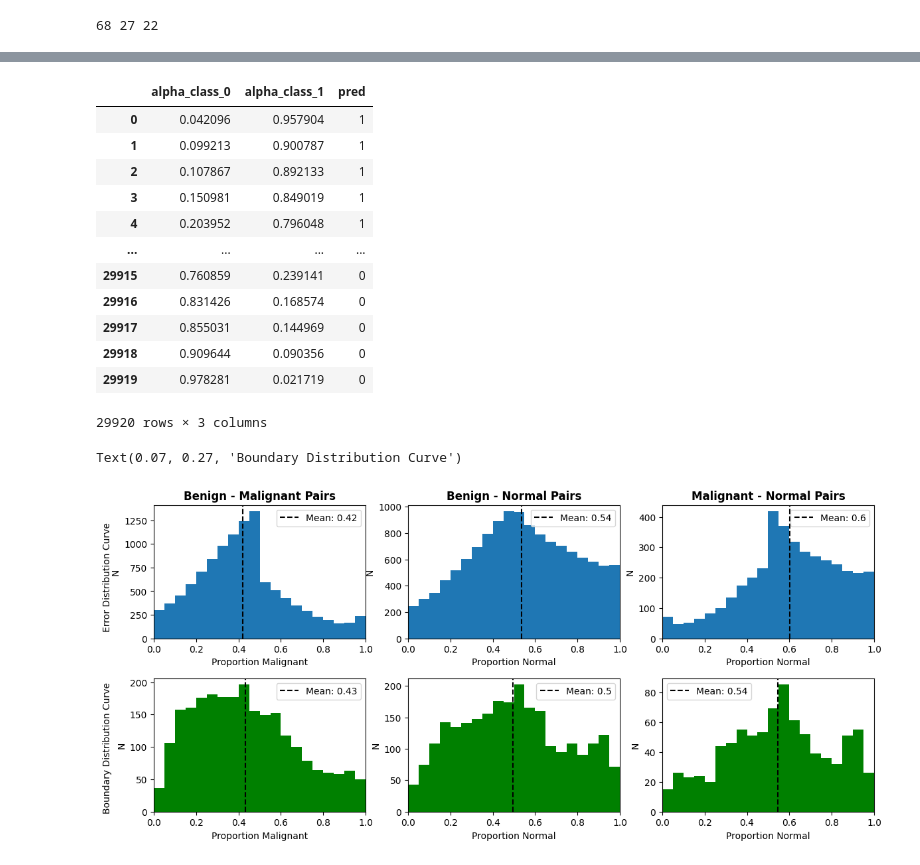
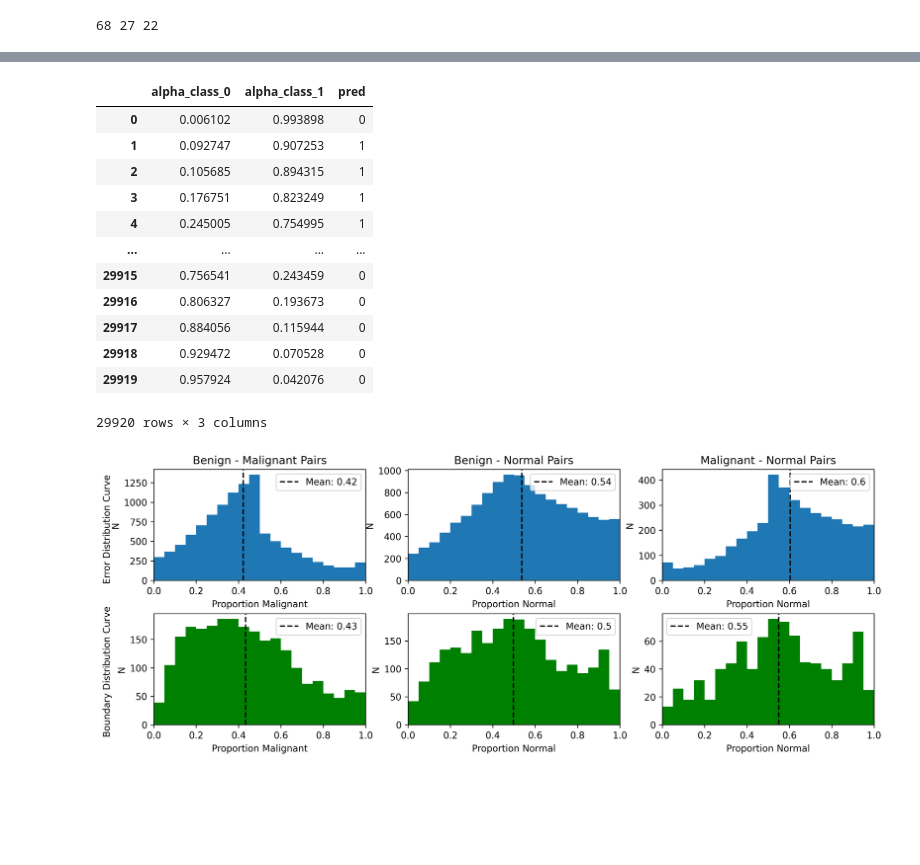
Before and after one commit to willpoulett/MUBA_pipeline, a Jupyter notebook: eval_2.ipynb, the cells around one changed output, grey strips where cells are left out. Drawn from its saved outputs; the diff is of its cells as text; code cells hidden in the pictures; blank space fills up the shorter version.

```diff
--- a/eval_2.ipynb
+++ b/eval_2.ipynb
@@ -236,7 +240,7 @@ def get_boundary_points(df,result):
         for boundary in changing_pred_index[1:]: # If pred doesn't change will equal 1
             row0 = window_df[window_df.index == boundary-1]
             row1 = window_df[window_df.index == boundary]
-            middle_alpha = row1["alpha_class_1"][boundary] + row0["alpha_class_1"][boundary-1] / 2
+            middle_alpha = (row1["alpha_class_1"][boundary] + row0["alpha_class_1"][boundary-1]) / 2
             new_row = pd.DataFrame([{
                 "alpha":middle_alpha,
             }])
@@ -252,17 +256,17 @@ boundary_12,analysis_df_12 = get_boundary_points(analysis_df_12,result_12)
 analysis_df_02
 # %% [output]
 |  | alpha_class_0 | alpha_class_1 | pred |
-| 0 | 0.042096 | 0.957904 | 1 |
-| 1 | 0.099213 | 0.900787 | 1 |
-| 2 | 0.107867 | 0.892133 | 1 |
-| 3 | 0.150981 | 0.849019 | 1 |
-| 4 | 0.203952 | 0.796048 | 1 |
+| 0 | 0.006102 | 0.993898 | 0 |
+| 1 | 0.092747 | 0.907253 | 1 |
+| 2 | 0.105685 | 0.894315 | 1 |
+| 3 | 0.176751 | 0.823249 | 1 |
+| 4 | 0.245005 | 0.754995 | 1 |
 | ... | ... | ... | ... |
-| 29915 | 0.760859 | 0.239141 | 0 |
-| 29916 | 0.831426 | 0.168574 | 0 |
-| 29917 | 0.855031 | 0.144969 | 0 |
-| 29918 | 0.909644 | 0.090356 | 0 |
-| 29919 | 0.978281 | 0.021719 | 0 |
+| 29915 | 0.756541 | 0.243459 | 0 |
+| 29916 | 0.806327 | 0.193673 | 0 |
+| 29917 | 0.884056 | 0.115944 | 0 |
+| 29918 | 0.929472 | 0.070528 | 0 |
+| 29919 | 0.957924 | 0.042076 | 0 |
 29920 rows × 3 columns
 # %%
 incorrect_alphas_01 = (analysis_df_01[analysis_df_01["pred"] != analysis_df_01["alpha_class_1"].round()])["alpha_class_1"]
@@ -273,52 +277,53 @@ incorrect_alphas_02 = (analysis_df_02[ ((analysis_df_02["alpha_class_1"].round()
 # # If correct, pred should = 1+1 when round(alpha_class_1) == 1 OR pred should = 0+1 when round(alpha_class_0) == 0
 incorrect_alphas_12 = (analysis_df_12[analysis_df_12["pred"] != analysis_df_12["alpha_class_1"].round()+1])["alpha_class_1"]
 # %%
-fig, axs = plt.subplots(2,3, figsize = (14,6))
+fig, axs = plt.subplots(2,3, figsize = (14,5))
 
 plt.subplots_adjust(hspace=0.3,wspace=0.2)
 for ax in axs.flatten():
     ax.set_xlim(0,1)
 
 axs[0][0].hist(incorrect_alphas_01, bins = [0.05*i for i in range(21)])
-axs[0][0].set_title("Benign - Malignant Pairs", fontweight='bold')
+axs[0][0].set_title("Benign - Malignant Pairs",)
 axs[0][0].set_xlabel("Proportion Malignant")
 axs[0][0].set_ylabel("N")
 axs[0][0].axvline(np.mean(incorrect_alphas_01),color = "black", linestyle="--", label = f"Mean: {round(np.mean(incorrect_alphas_01),2)}")
 axs[0][0].legend()
 
 axs[0][1].hist(incorrect_alphas_02, bins = [0.05*i for i in range(21)])
-axs[0][1].set_title("Benign - Normal Pairs", fontweight='bold')
+axs[0][1].set_title("Benign - Normal Pairs")
 axs[0][1].set_xlabel("Proportion Normal")
 axs[0][1].set_ylabel("N")
 axs[0][1].axvline(np.mean(incorrect_alphas_02),color = "black", linestyle="--", label = f"Mean: {round(np.mean(incorrect_alphas_02),2)}")
 axs[0][1].legend()
 
 axs[0][2].hist(incorrect_alphas_12, bins = [0.05*i for i in range(21)])
-axs[0][2].set_title("Malignant - Normal Pairs", fontweight='bold')
+axs[0][2].set_title("Malignant - Normal Pairs",)
 axs[0][2].set_xlabel("Proportion Normal")
 axs[0][2].set_ylabel("N")
 axs[0][2].axvline(np.mean(incorrect_alphas_12),color = "black", linestyle="--", label = f"Mean: {round(np.mean(incorrect_alphas_12),2)}")
 axs[0][2].legend()
 axs[1][0].hist(boundary_01["alpha"], bins = [0.05*i for i in range(21)], color = "green")
 axs[1][0].set_xlabel("Proportion Malignant")
 axs[1][0].set_ylabel("N")
 axs[1][0].axvline(np.mean(boundary_01["alpha"]),color = "black", linestyle="--", label = f"Mean: {round(np.mean(boundary_01['alpha']),2)}")
 axs[1][0].legend()
 
 axs[1][1].hist(boundary_02["alpha"], bins = [0.05*i for i in range(21)], color = "green")
 axs[1][1].set_xlabel("Proportion Normal")
 axs[1][1].set_ylabel("N")
 axs[1][1].axvline(np.mean(boundary_02["alpha"]),color = "black", linestyle="--", label = f"Mean: {round(np.mean(boundary_02['alpha']),2)}")
 axs[1][1].legend()
 
 axs[1][2].hist(boundary_12["alpha"], bins = [0.05*i for i in range(21)], color = "green")
 axs[1][2].set_xlabel("Proportion Normal")
 axs[1][2].set_ylabel("N")
 axs[1][2].axvline(np.mean(boundary_12["alpha"]),color = "black", linestyle="--", label = f"Mean: {round(np.mean(boundary_12['alpha']),2)}")
 axs[1][2].legend()
 
 fig.text(0.07,0.7,"Error Distribution Curve", rotation = 90, va = "center")
 fig.text(0.07,0.27,"Boundary Distribution Curve", rotation = 90, va = "center")
+
+fig.set_dpi(300)
 # %% [output]
-Text(0.07, 0.27, 'Boundary Distribution Curve')
-[figure, old version]
+[figure, new version]
```
Also changed, not shown: parts of 1 cell of this notebook, 1 other file.
